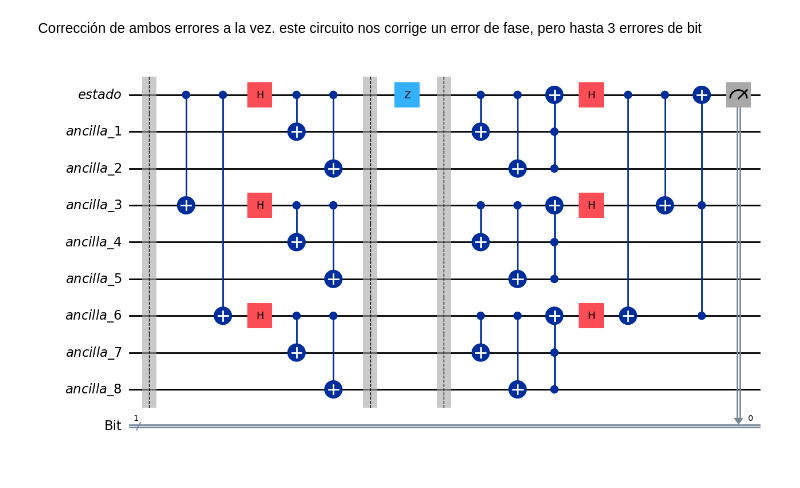
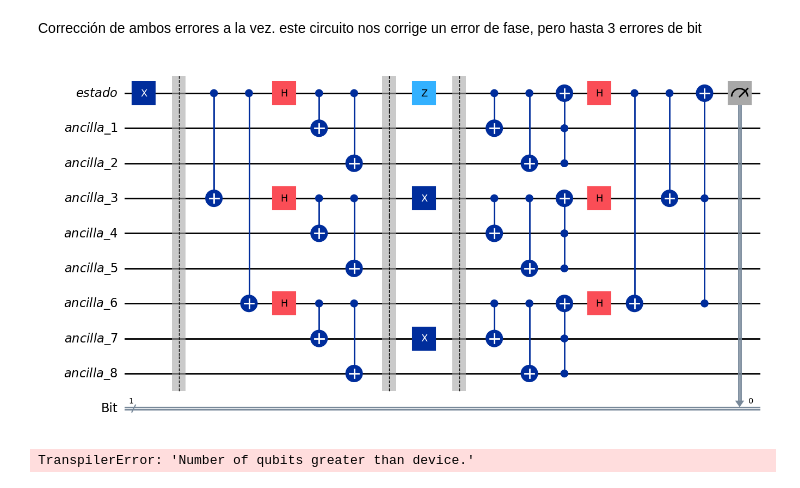
Before and after one commit to PaulaDiz/QUANTUM_COMPUTING, a Jupyter notebook: HW_03_Shor _Error_Correction.ipynb, the cells around one changed output. Saved outputs shown, nothing was run; the diff lists cells and outputs as text; code cells hidden in the pictures.

```diff
--- a/HW_03_Shor _Error_Correction.ipynb
+++ b/HW_03_Shor _Error_Correction.ipynb
@@ -213,8 +213,7 @@ qc = QuantumCircuit(estado,ancilla1,ancilla2,ancilla3,ancilla4,ancilla5,ancilla6
 
 #1.APLICACIÓN DE PUERTAS
 
-#qc.x(0)# comprobación de si funciona también para uno
-
+qc.x(0)
 qc.barrier()
 
 qc.cx(0,3)
@@ -235,40 +234,58 @@ qc.cx(6,8)
 
 qc.barrier()
 qc.z(0) # error
+qc.x(3)
+qc.x(7)
 qc.barrier()
 
 qc.cx(0,1)
 qc.cx(0,2)
 qc.ccx(1,2,0)
 
 qc.cx(3,4)
 qc.cx(3,5)
 qc.ccx(4,5,3)
 
 qc.cx(6,7)
 qc.cx(6,8)
 qc.ccx(7,8,6)
 
 
 qc.h(0)
 qc.h(3)
 qc.h(6)
 
 qc.cx(0,6)
 qc.cx(0,3)
 qc.ccx(3,6,0)
 
-
-
-
 #--------------------------------------------------------------------------------------------------
 #MEDICIÓN DEL QUBIT
 
 #Medimos el qubit para ver si se ha aplicado bien la corrección.
 qc.measure(0,0)
 
 #----------------------------------------------------------------------------------------------------
 #DIBUJUAMOS EL CIRCUITO
 qc.draw(output='mpl')
 # %% [output]
-[figure, old version]
+[figure, new version]
+# %%
+
+#SIMULACIÓN PARA EL CIRCUITO QC
+isa_qc = pm.run(qc)
+
+sampler = Sampler(mode=fake_manila)
+
+job = sampler.run([isa_qc], shots=100) #shots: cantidad de veces q lanzamos el circuito
+
+# Lets see if the job has finished
+job.status()
+
+# Lets get the results
+pub_result = job.result()[0]
+print(pub_result)
+
+pub_result.data.Bit.get_counts()
+# %% [output]
+TranspilerError: 'Number of qubits greater than device.'
```
